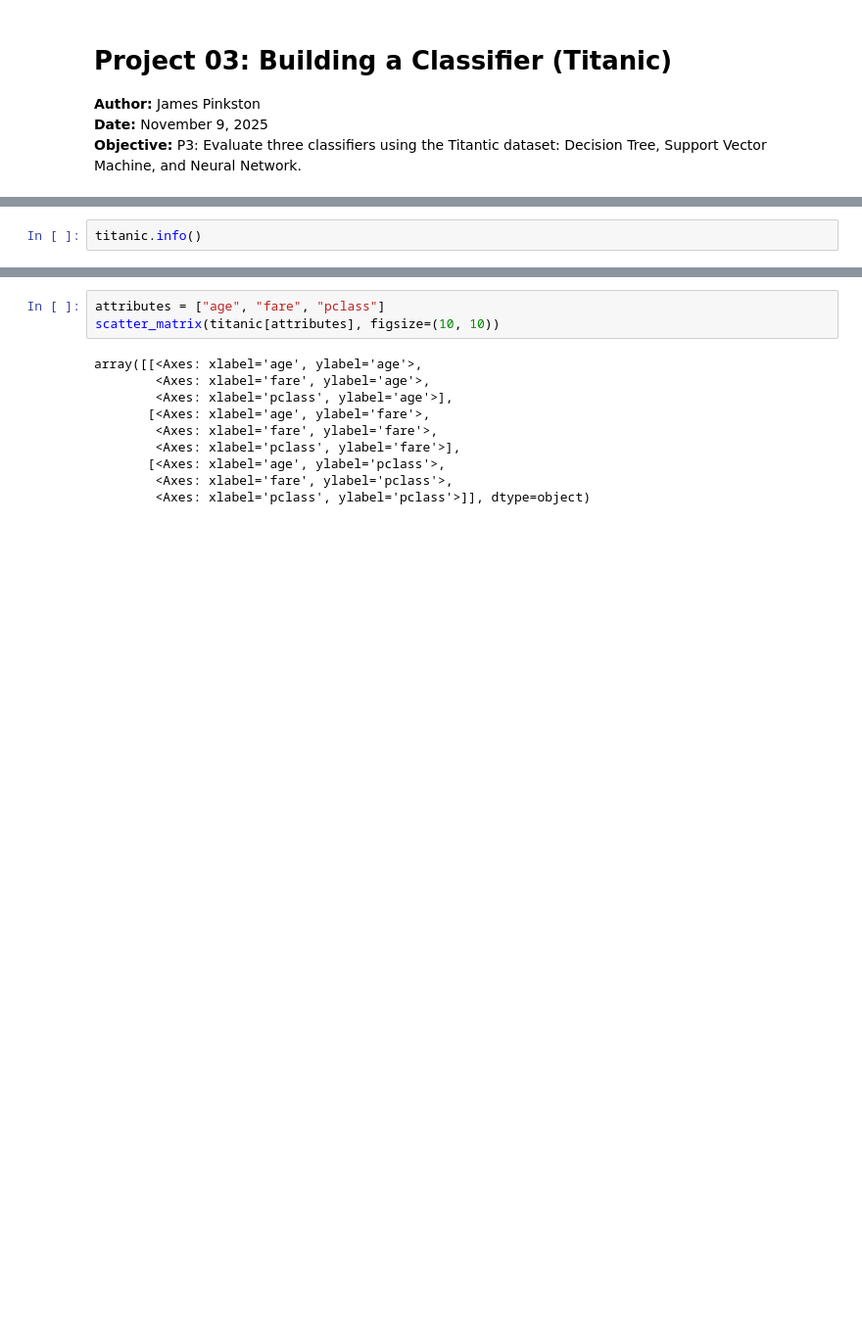
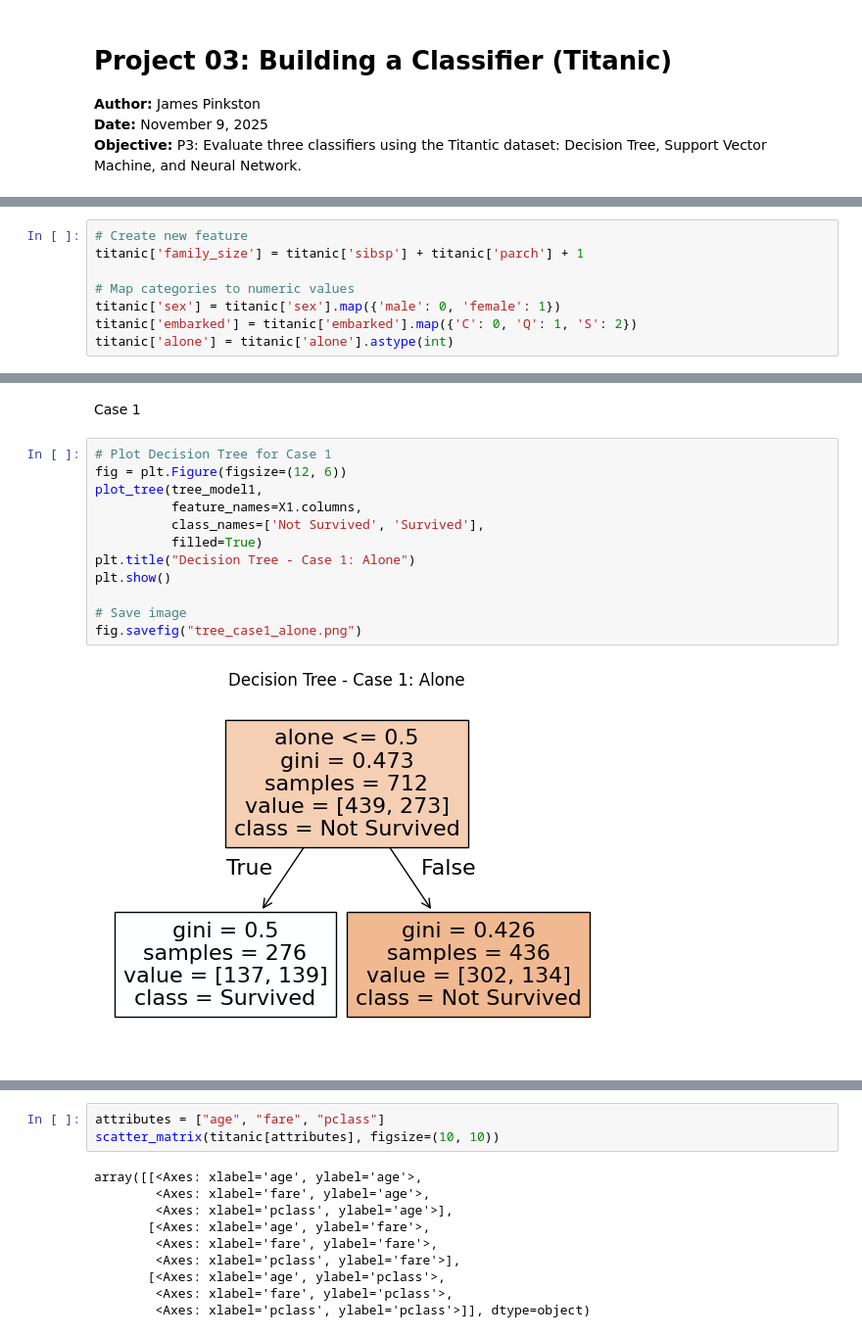
Before and after one commit to james-0177/applied_ml_pinkston, a Jupyter notebook: notebooks/project03/ml03_pinkston.ipynb, the cells around one changed output, grey strips where cells are left out. Shown: that part at 98% size. Saved outputs shown, nothing was run; the diff lists cells and outputs as text; blank space fills up the shorter version.

```diff
--- a/notebooks/project03/ml03_pinkston.ipynb
+++ b/notebooks/project03/ml03_pinkston.ipynb
@@ -37,2 +53,8 @@ titanic = sns.load_dataset("titanic")
 # %%
-titanic.info()
+# Create new feature
+titanic['family_size'] = titanic['sibsp'] + titanic['parch'] + 1
+
+# Map categories to numeric values
+titanic['sex'] = titanic['sex'].map({'male': 0, 'female': 1})
+titanic['embarked'] = titanic['embarked'].map({'C': 0, 'Q': 1, 'S': 2})
+titanic['alone'] = titanic['alone'].astype(int)
@@ -165,0 +337,16 @@ Create a scatter matrix using only numeric attributes:
+# %% [markdown]
+Case 1
+# %%
+# Plot Decision Tree for Case 1
+fig = plt.Figure(figsize=(12, 6))
+plot_tree(tree_model1,
+          feature_names=X1.columns,
+          class_names=['Not Survived', 'Survived'],
+          filled=True)
+plt.title("Decision Tree - Case 1: Alone")
+plt.show()
+
+# Save image
+fig.savefig("tree_case1_alone.png")
+# %% [output]
+[figure, added]
```
Also changed, not shown: parts of 46 cells of this notebook, 4 other files.
